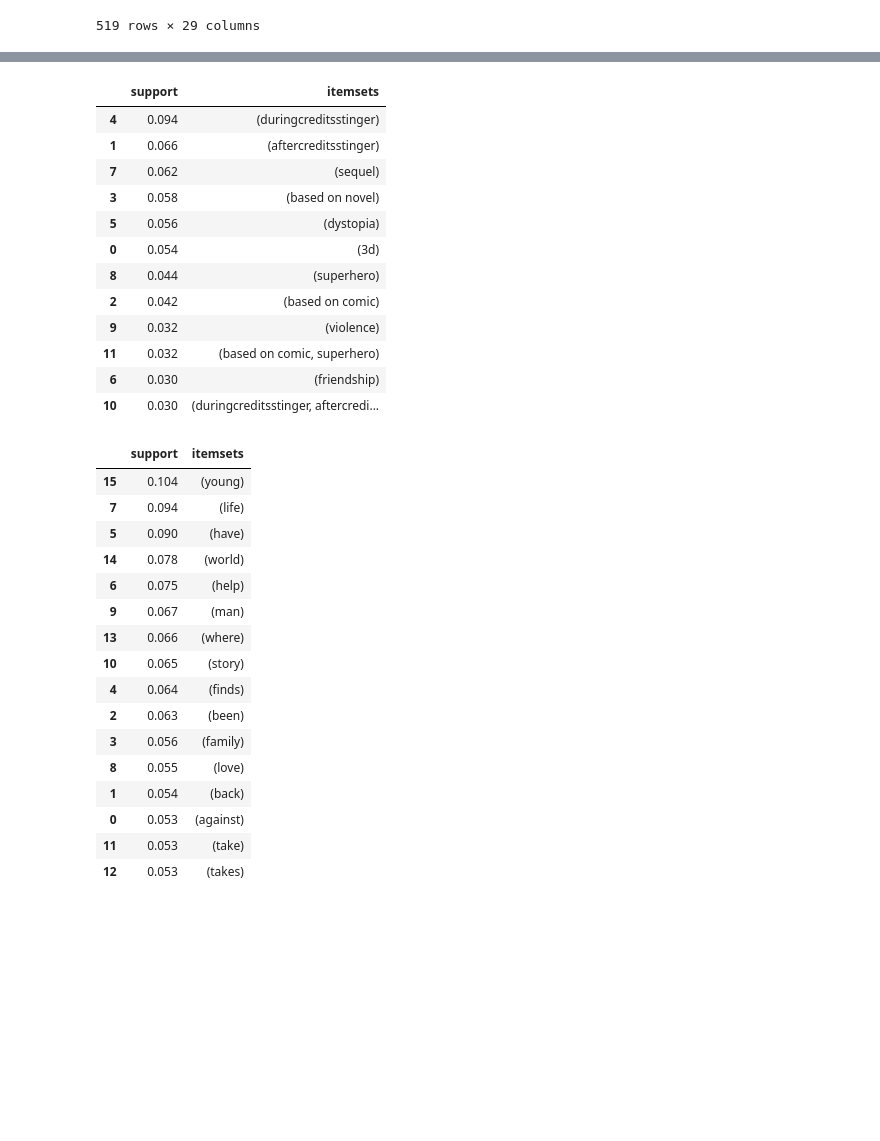
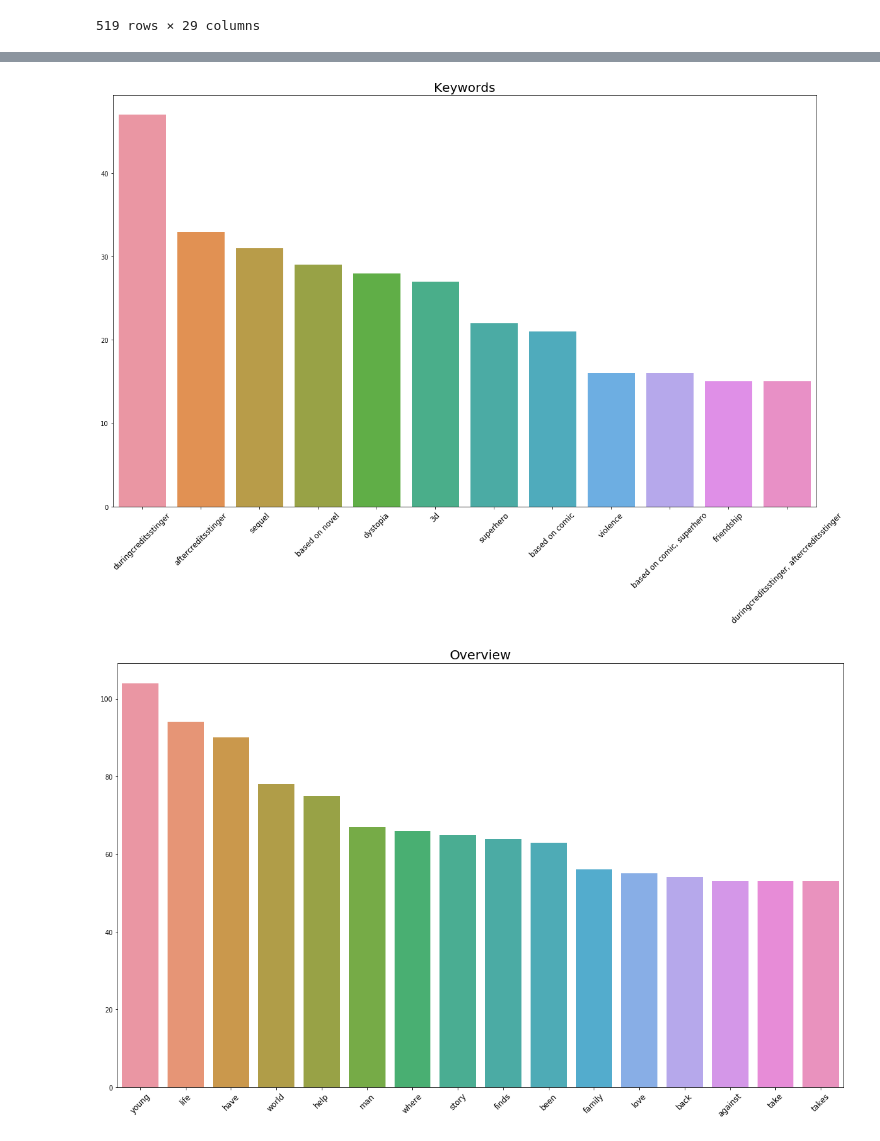
Before and after one commit to kamildoleglo/data-mining-box-office, a Jupyter notebook: ED.ipynb, the cells around one changed output, grey strips where cells are left out. Saved outputs shown, nothing was run; the diff lists cells and outputs as text; code cells hidden in the pictures; blank space fills up the shorter version.

```diff
--- a/ED.ipynb
+++ b/ED.ipynb
@@ -516,50 +493,26 @@ apriori(df, min_support=0.03, use_colnames=True).sort_values('support', ascendin
 # %%
-r = dataset.sort_values('revenue', ascending=False)["Keywords"].head(500)
+items = 500
+r = dataset.sort_values('revenue', ascending=False)["Keywords"].head(items)
 r = r.apply(lambda x: list(map(lambda y: y["name"], x))).reset_index(drop=True).tolist()
 te = TransactionEncoder()
 te_ary = te.fit(r).transform(r)
 df = pd.DataFrame(te_ary, columns=te.columns_)
-apriori(df, min_support=0.03, use_colnames=True).sort_values('support', ascending=False)
+a = apriori(df, min_support=0.03, use_colnames=True).sort_values('support', ascending=False)
+plot_itemset("Keywords", a, items)
 # %% [output]
-|  | support | itemsets |
-| 4 | 0.094 | (duringcreditsstinger) |
-| 1 | 0.066 | (aftercreditsstinger) |
-| 7 | 0.062 | (sequel) |
-| 3 | 0.058 | (based on novel) |
-| 5 | 0.056 | (dystopia) |
-| 0 | 0.054 | (3d) |
-| 8 | 0.044 | (superhero) |
-| 2 | 0.042 | (based on comic) |
-| 9 | 0.032 | (violence) |
-| 11 | 0.032 | (based on comic, superhero) |
-| 6 | 0.030 | (friendship) |
-| 10 | 0.030 | (duringcreditsstinger, aftercredi... |
+[figure, added]
 # %%
 filtered_words = ["of", "in", "a", "an", "to", "the", "this", "about", "only", "which", "them", "was", "while", "not", "will", "two", "can", "all", "get", "and", "is", "his", "no", "no", "now", "new", "gets", "go", "he", "her", "she", "with", "one", "for", "must", "be", "if", "him", "after", "out", "find", "it", "that", "from", "on", "by", "as", "who", "their", "are", "has", "true", "but", "it's", "at", "up", "they", "when", "into"]
-r = dataset.sort_values('revenue', ascending=False)["overview"].head(1000)
+items = 1000
+r = dataset.sort_values('revenue', ascending=False)["overview"].head(items)
 r = r.apply(lambda x: list(filter(lambda y: y.lower() not in filtered_words, x.split(" ")))).tolist()
 te = TransactionEncoder()
 te_ary = te.fit(r).transform(r)
 df = pd.DataFrame(te_ary, columns=te.columns_)
-apriori(df, min_support=0.05, use_colnames=True).sort_values('support', ascending=False)
+a = apriori(df, min_support=0.05, use_colnames=True).sort_values('support', ascending=False)
+plot_itemset("Overview", a, items)
 # %% [output]
-|  | support | itemsets |
-| 15 | 0.104 | (young) |
-| 7 | 0.094 | (life) |
-| 5 | 0.090 | (have) |
-| 14 | 0.078 | (world) |
-| 6 | 0.075 | (help) |
-| 9 | 0.067 | (man) |
-| 13 | 0.066 | (where) |
-| 10 | 0.065 | (story) |
-| 4 | 0.064 | (finds) |
-| 2 | 0.063 | (been) |
-| 3 | 0.056 | (family) |
-| 8 | 0.055 | (love) |
-| 1 | 0.054 | (back) |
-| 0 | 0.053 | (against) |
-| 11 | 0.053 | (take) |
-| 12 | 0.053 | (takes) |
+[figure, added]
 # %%
 # pca = PCA()
 # X_pca = pca.fit_transform(array)
```
Also changed, not shown: parts of 4 cells of this notebook.
